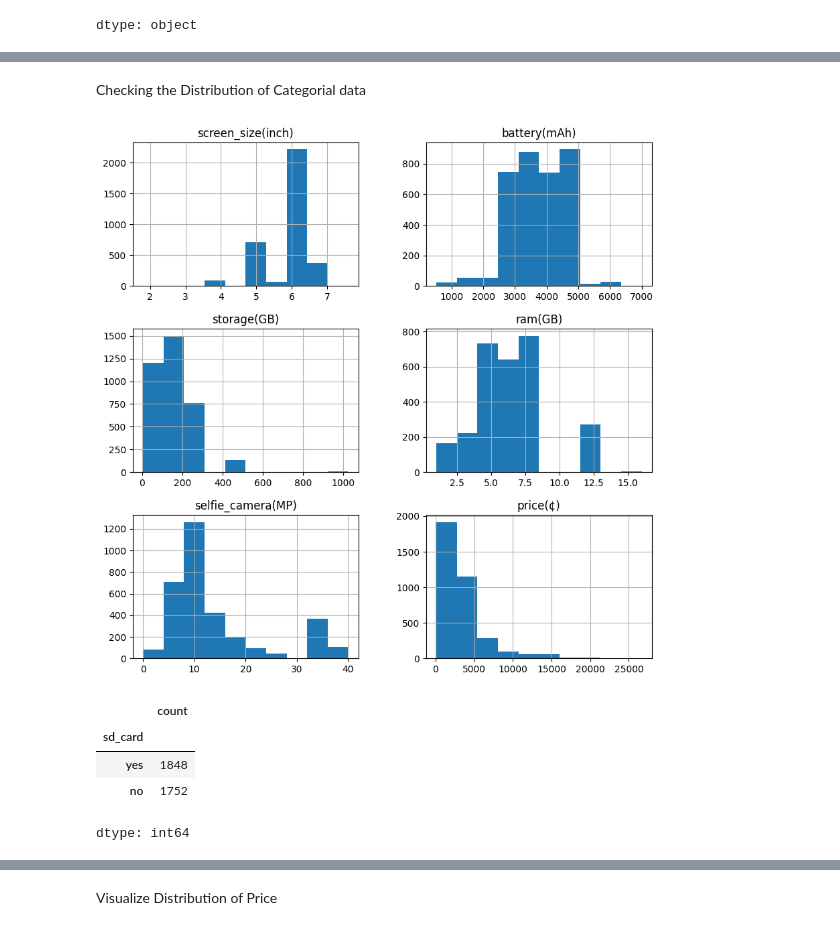
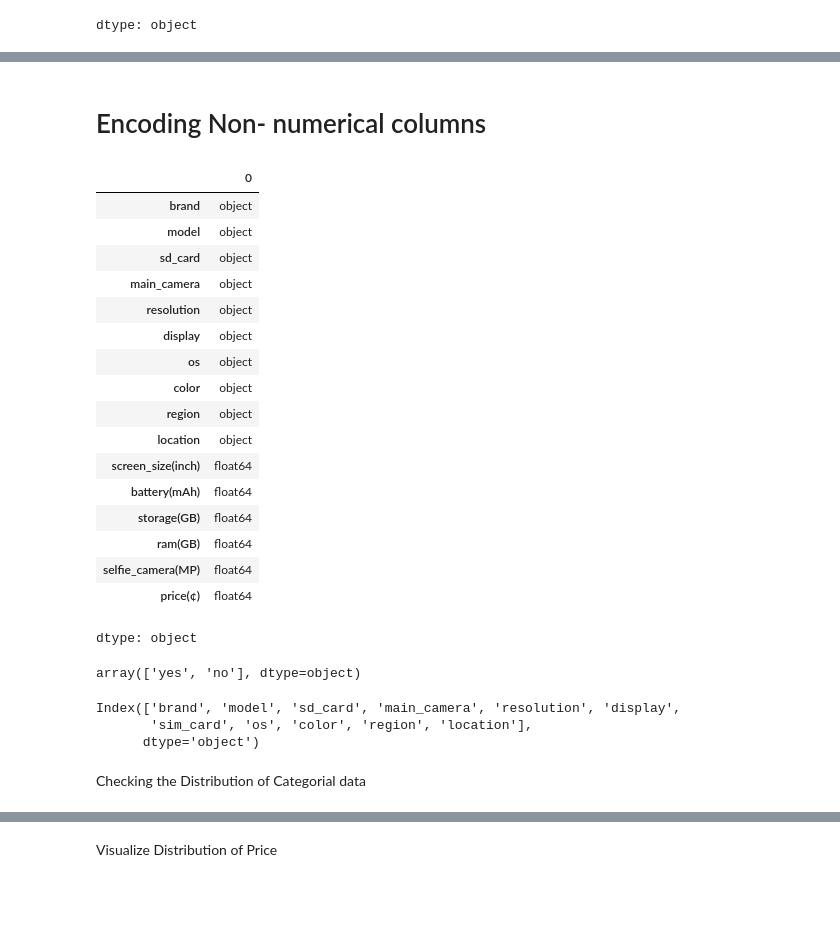
Before and after one commit to KwameCode27/car-price-prediction, a Jupyter notebook: Mobile_Price_Predictor.ipynb, the cells around one changed output, grey strips where cells are left out. Drawn from its saved outputs; the diff is of its cells as text; code cells hidden in the pictures; blank space fills up the shorter version.

```diff
--- a/Mobile_Price_Predictor.ipynb
+++ b/Mobile_Price_Predictor.ipynb
@@ -309,0 +376,15 @@ dtype: object
+# %%
+# 1. Imputation with Mode (for 'main_camera', 'resolution', 'display', 'os')
+mobile_dataset['main_camera']= mobile_dataset['main_camera'].fillna(mobile_dataset['main_camera'].mode()[0])
+
+# 2. Creating a "Missing" Category (example for 'main_camera')
+# mobile_dataset['main_camera'].fillna('Missing', inplace=True)  # Replace with 'Missing'
+
+# 3. Dropping Rows (use with caution)
+# mobile_dataset.dropna(subset=['main_camera', 'resolution', 'display', 'os'], inplace=True)
+# %%
+mobile_dataset['resolution'] = mobile_dataset['resolution'].fillna(mobile_dataset['resolution'].mode()[0])
+# %%
+mobile_dataset['display'] = mobile_dataset['display'].fillna(mobile_dataset['display'].mode()[0])
+# %%
+mobile_dataset['os'] = mobile_dataset['os'].fillna(mobile_dataset['os'].mode()[0])
@@ -310,16 +421,39 @@ dtype: object
+# %% [markdown]
+# Encoding Non- numerical columns
+# %%
+# checking the datatypes
+mobile_dataset.dtypes
+# %% [output]
+|  | 0 |
+| brand | object |
+| model | object |
+| sd_card | object |
+| main_camera | object |
+| resolution | object |
+| display | object |
+| os | object |
+| color | object |
+| region | object |
+| location | object |
+| screen_size(inch) | float64 |
+| battery(mAh) | float64 |
+| storage(GB) | float64 |
+| ram(GB) | float64 |
+| selfie_camera(MP) | float64 |
+| price(¢) | float64 |
+dtype: object
+# %%
+# Encoding sd_card
+mobile_dataset['sd_card'].unique()
+# %% [output]
+array(['yes', 'no'], dtype=object)
+# %%
+# checking if you're done encoding
+non_numeric_columns = mobile_dataset.select_dtypes(include=['object']).columns
+non_numeric_columns
+# %% [output]
+Index(['brand', 'model', 'sd_card', 'main_camera', 'resolution', 'display',
+       'sim_card', 'os', 'color', 'region', 'location'],
+      dtype='object')
 # %% [markdown]
 Checking the Distribution of Categorial data
-# %%
-# histogram of distribution of data
-mobile_dataset.hist(figsize=(10,10))
-plt.show()
-# %% [output]
-[figure, removed]
-# %%
-mobile_dataset.sd_card.value_counts()
-# %% [output]
-|  | count |
-| sd_card |  |
-| yes | 1848 |
-| no | 1752 |
-dtype: int64
```
Also changed, not shown: parts of 41 cells of this notebook.
